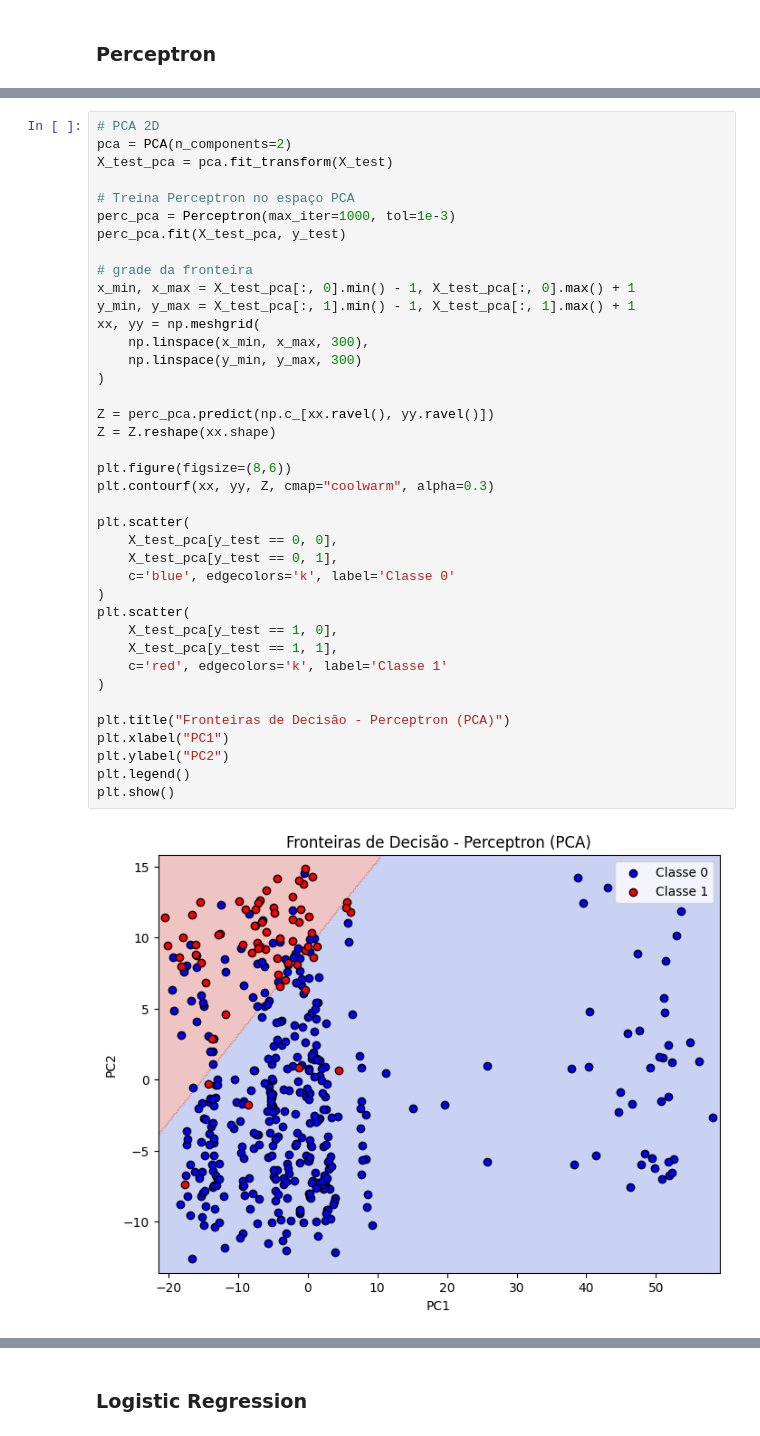
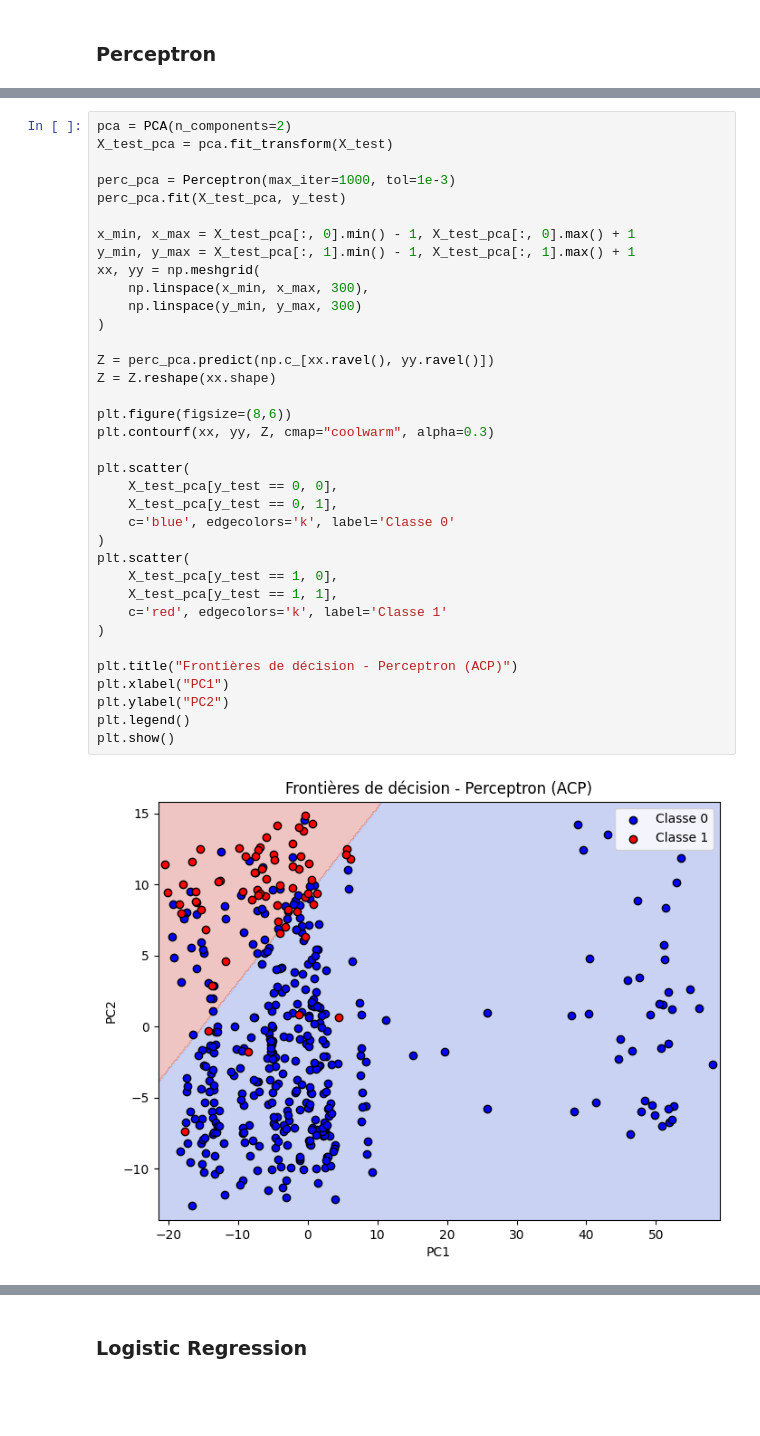
Before and after one commit to thaliaramoss/f1-pred, a Jupyter notebook: model_selection_CLF.ipynb, the cells around one changed output, grey strips where cells are left out. Cells and saved outputs as stored; diff of their text form; blank space fills up the shorter version.

```diff
--- a/model_selection_CLF.ipynb
+++ b/model_selection_CLF.ipynb
@@ -746,41 +692,38 @@ A matriz de confusão indica que o Perceptron quase nunca identifica exemplos da
 # %%
-# PCA 2D
 pca = PCA(n_components=2)
 X_test_pca = pca.fit_transform(X_test)
 
-# Treina Perceptron no espaço PCA
 perc_pca = Perceptron(max_iter=1000, tol=1e-3)
 perc_pca.fit(X_test_pca, y_test)
 
-# grade da fronteira
 x_min, x_max = X_test_pca[:, 0].min() - 1, X_test_pca[:, 0].max() + 1
 y_min, y_max = X_test_pca[:, 1].min() - 1, X_test_pca[:, 1].max() + 1
 xx, yy = np.meshgrid(
     np.linspace(x_min, x_max, 300),
     np.linspace(y_min, y_max, 300)
 )
 
 Z = perc_pca.predict(np.c_[xx.ravel(), yy.ravel()])
 Z = Z.reshape(xx.shape)
 
 plt.figure(figsize=(8,6))
 plt.contourf(xx, yy, Z, cmap="coolwarm", alpha=0.3)
 
 plt.scatter(
     X_test_pca[y_test == 0, 0],
     X_test_pca[y_test == 0, 1],
     c='blue', edgecolors='k', label='Classe 0'
 )
 plt.scatter(
     X_test_pca[y_test == 1, 0],
     X_test_pca[y_test == 1, 1],
     c='red', edgecolors='k', label='Classe 1'
 )
 
-plt.title("Fronteiras de Decisão - Perceptron (PCA)")
+plt.title("Frontières de décision - Perceptron (ACP)")
 plt.xlabel("PC1")
 plt.ylabel("PC2")
 plt.legend()
 plt.show()
 # %% [output]
-[figure, old version]
+[figure, new version]
```
Also changed, not shown: parts of 116 cells of this notebook.
